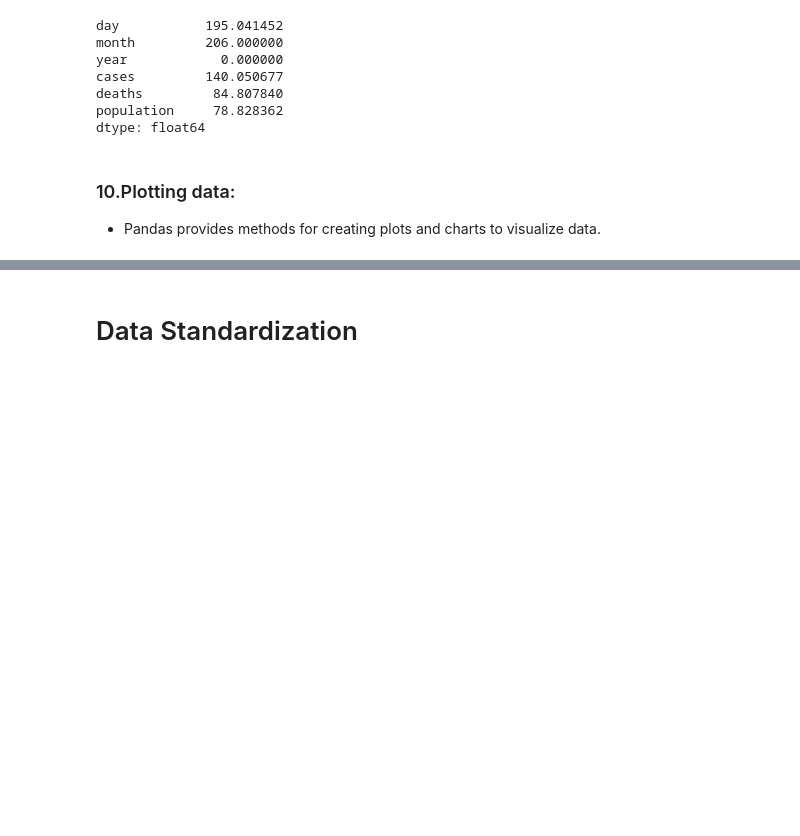
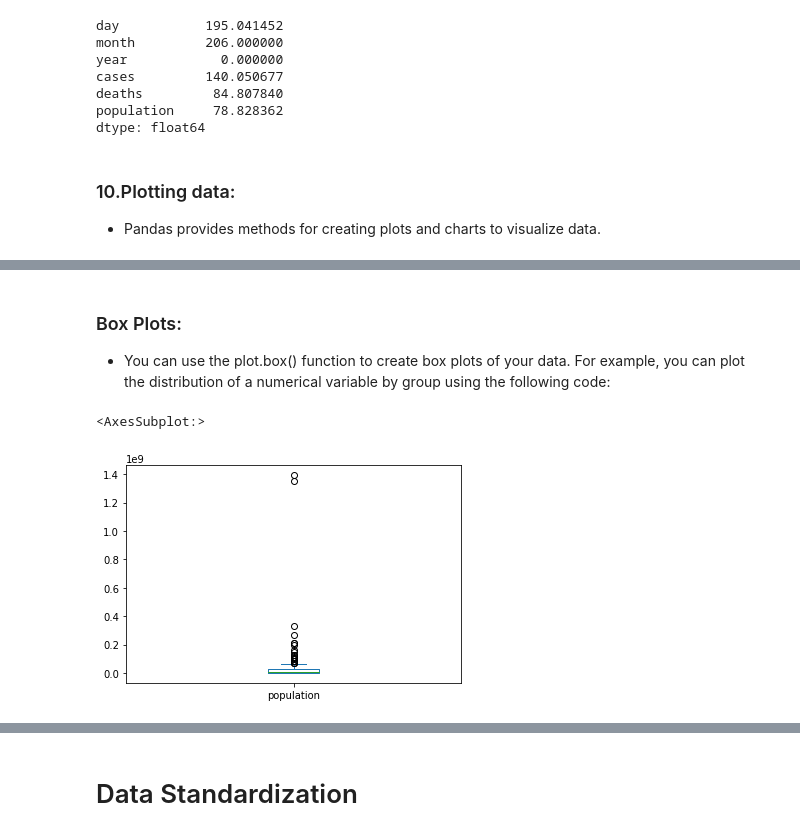
Before and after one commit to Learn-With-Karthik/DataScience, a Jupyter notebook: Module4- Pandas- updated.ipynb, the cells around one changed output, grey strips where cells are left out. Cells and saved outputs as stored; diff of their text form; code cells hidden in the pictures; blank space fills up the shorter version.

```diff
--- a/Module4- Pandas- updated.ipynb
+++ b/Module4- Pandas- updated.ipynb
@@ -1626,0 +1646,8 @@ covid_data.plot(x='cases', y='deaths',kind='scatter')
+# %% [markdown]
+### Box Plots:
+- You can use the plot.box() function to create box plots of your data. For example, you can plot the distribution of a numerical variable by group using the following code:
+# %%
+covid_data.plot(y=['population'],kind='box')
+# %% [output]
+<AxesSubplot:>
+[figure, added]
```
Also changed, not shown: parts of 100 cells of this notebook, 5 other files.
